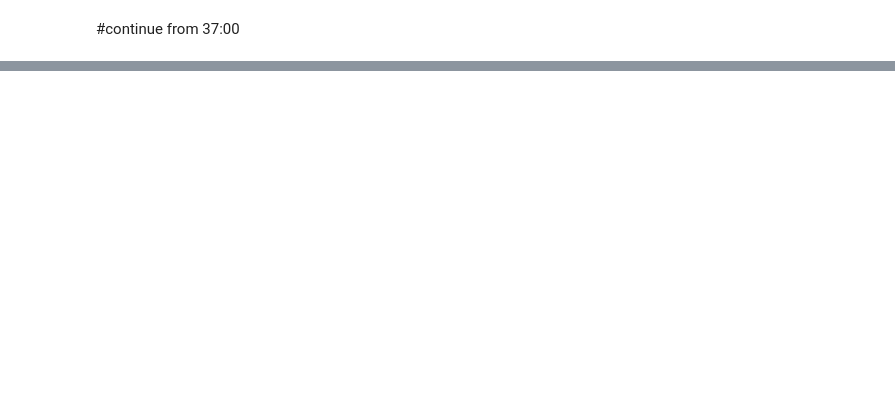
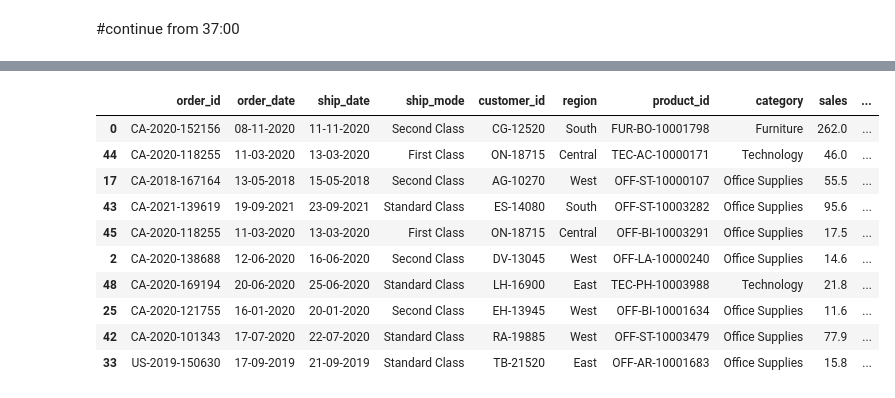
Before and after one commit to pranav444444/Revisiting-Pandas-and-Sql, a Jupyter notebook: pandas/revision_1.ipynb, the cells around one changed output, grey strips where cells are left out. Saved outputs shown, nothing was run; the diff lists cells and outputs as text; code cells hidden in the pictures; blank space fills up the shorter version.

```diff
--- a/pandas/revision_1.ipynb
+++ b/pandas/revision_1.ipynb
@@ -442,0 +533,15 @@ df.head()
+# %%
+#sort quantity first in ascending order and if quantities are equal sort profit in descending order
+df.sort_values(['quantity','profit'],ascending=[True,False]).head(10)
+# %% [output]
+|  | order_id | order_date | ship_date | ship_mode | customer_id | region | product_id | category | sales | ... |
+| 0 | CA-2020-152156 | 08-11-2020 | 11-11-2020 | Second Class | CG-12520 | South | FUR-BO-10001798 | Furniture | 262.0 | ... |
+| 44 | CA-2020-118255 | 11-03-2020 | 13-03-2020 | First Class | ON-18715 | Central | TEC-AC-10000171 | Technology | 46.0 | ... |
+| 17 | CA-2018-167164 | 13-05-2018 | 15-05-2018 | Second Class | AG-10270 | West | OFF-ST-10000107 | Office Supplies | 55.5 | ... |
+| 43 | CA-2021-139619 | 19-09-2021 | 23-09-2021 | Standard Class | ES-14080 | South | OFF-ST-10003282 | Office Supplies | 95.6 | ... |
+| 45 | CA-2020-118255 | 11-03-2020 | 13-03-2020 | First Class | ON-18715 | Central | OFF-BI-10003291 | Office Supplies | 17.5 | ... |
+| 2 | CA-2020-138688 | 12-06-2020 | 16-06-2020 | Second Class | DV-13045 | West | OFF-LA-10000240 | Office Supplies | 14.6 | ... |
+| 48 | CA-2020-169194 | 20-06-2020 | 25-06-2020 | Standard Class | LH-16900 | East | TEC-PH-10003988 | Technology | 21.8 | ... |
+| 25 | CA-2020-121755 | 16-01-2020 | 20-01-2020 | Second Class | EH-13945 | West | OFF-BI-10001634 | Office Supplies | 11.6 | ... |
+| 42 | CA-2020-101343 | 17-07-2020 | 22-07-2020 | Standard Class | RA-19885 | West | OFF-ST-10003479 | Office Supplies | 77.9 | ... |
+| 33 | US-2019-150630 | 17-09-2019 | 21-09-2019 | Standard Class | TB-21520 | East | OFF-AR-10001683 | Office Supplies | 15.8 | ... |
```
Also changed, not shown: parts of 36 cells of this notebook.
